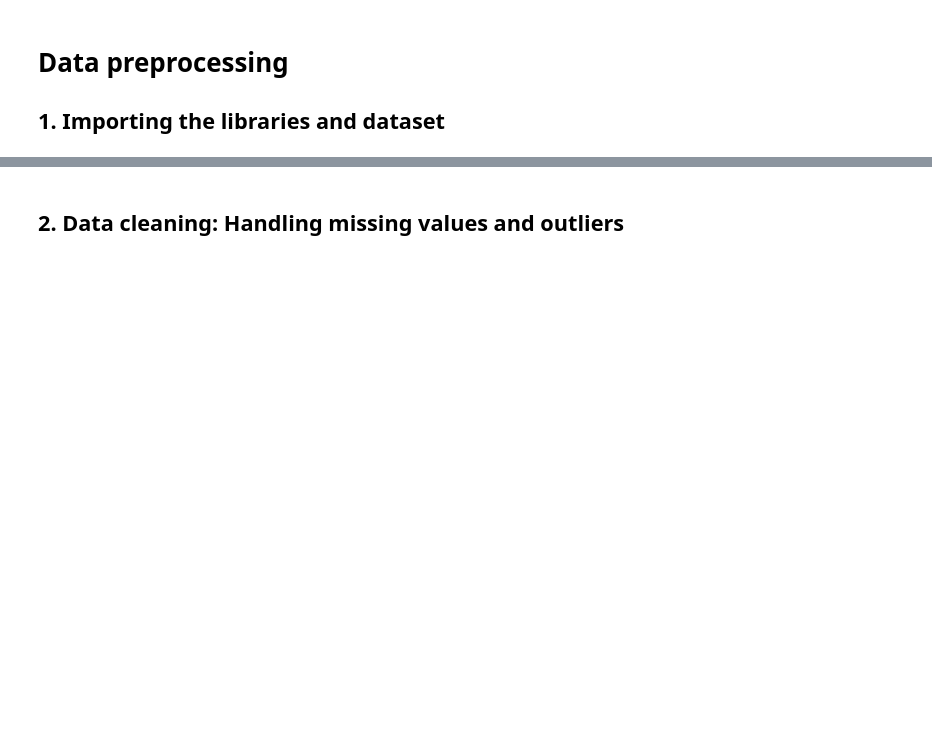
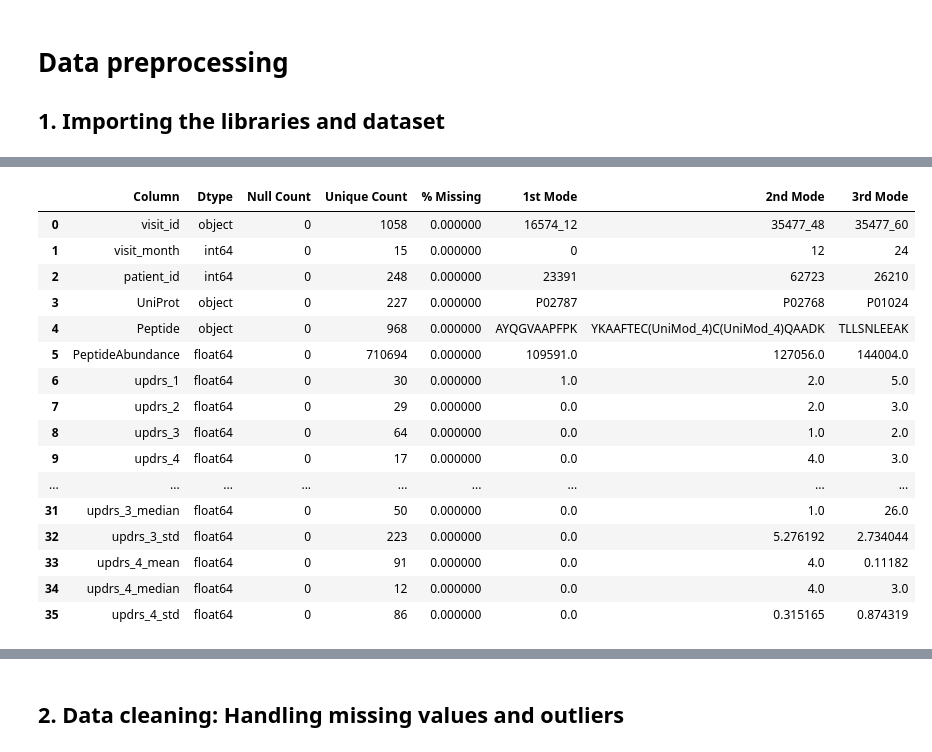
Before and after one commit to azizharouna/NeuroMetrics, a Jupyter notebook: 3_data_preprocessing.ipynb, the cells around one changed output, grey strips where cells are left out. Cells and saved outputs as stored; diff of their text form; code cells hidden in the pictures; blank space fills up the shorter version.

```diff
--- a/3_data_preprocessing.ipynb
+++ b/3_data_preprocessing.ipynb
@@ -5,0 +263,13 @@
+# %%
+# Backward fill within each 'patient_id' group
+clinical_data_interpolated['updrs_4'] = clinical_data_interpolated.groupby('patient_id')['updrs_4'].fillna(method='bfill')
+
+# Forward fill for the remaining null values within each 'patient_id' group
+clinical_data_interpolated['updrs_4'] = clinical_data_interpolated.groupby('patient_id')['updrs_4'].fillna(method='ffill')
+
+# If there are still null values, fill them with the median value of the 'updrs_3' column
+clinical_data_interpolated['updrs_4'] = clinical_data_interpolated['updrs_4'].fillna(clinical_data_interpolated['updrs_4'].median())
+
+# Check remaining null values for 'updrs_3'
+remaining_nulls_updrs_4 = clinical_data_interpolated['updrs_4'].isnull().sum()
+remaining_nulls_updrs_4
@@ -5,0 +373,50 @@
+# %%
+def optimized_info_df_v5(df):
+    # Lists to store results
+    modes_1st = []
+    modes_2nd = []
+    modes_3rd = []
+
+    # Loop through columns and compute modes
+    for col in df.columns:
+        value_counts = df[col].value_counts()
+        top_3 = value_counts.head(3).index.tolist()
+
+        modes_1st.append(top_3[0] if len(top_3) > 0 else None)
+        modes_2nd.append(top_3[1] if len(top_3) > 1 else None)
+        modes_3rd.append(top_3[2] if len(top_3) > 2 else None)
+
+    # Construct the results DataFrame
+    result = pd.DataFrame({
+        'Column': df.columns,
+        'Dtype': df.dtypes.values,
+        'Null Count': df.isnull().sum().values,
+        'Unique Count': df.nunique().values,
+        '% Missing': (df.isnull().sum() / len(df) * 100).values,
+        '1st Mode': modes_1st,
+        '2nd Mode': modes_2nd,
+        '3rd Mode': modes_3rd
+    })
+
+    return result
+
+# This function should provide cleaner results without NaNs in modes
+optimized_info_df_v5(clinical_data_sorted)
+# %% [output]
+|  | Column | Dtype | Null Count | Unique Count | % Missing | 1st Mode | 2nd Mode | 3rd Mode |
+| 0 | visit_id | object | 0 | 1058 | 0.000000 | 16574_12 | 35477_48 | 35477_60 |
+| 1 | visit_month | int64 | 0 | 15 | 0.000000 | 0 | 12 | 24 |
+| 2 | patient_id | int64 | 0 | 248 | 0.000000 | 23391 | 62723 | 26210 |
+| 3 | UniProt | object | 0 | 227 | 0.000000 | P02787 | P02768 | P01024 |
+| 4 | Peptide | object | 0 | 968 | 0.000000 | AYQGVAAPFPK | YKAAFTEC(UniMod_4)C(UniMod_4)QAADK | TLLSNLEEAK |
+| 5 | PeptideAbundance | float64 | 0 | 710694 | 0.000000 | 109591.0 | 127056.0 | 144004.0 |
+| 6 | updrs_1 | float64 | 0 | 30 | 0.000000 | 1.0 | 2.0 | 5.0 |
+| 7 | updrs_2 | float64 | 0 | 29 | 0.000000 | 0.0 | 2.0 | 3.0 |
+| 8 | updrs_3 | float64 | 0 | 64 | 0.000000 | 0.0 | 1.0 | 2.0 |
+| 9 | updrs_4 | float64 | 0 | 17 | 0.000000 | 0.0 | 4.0 | 3.0 |
+| ... | ... | ... | ... | ... | ... | ... | ... | ... |
+| 31 | updrs_3_median | float64 | 0 | 50 | 0.000000 | 0.0 | 1.0 | 26.0 |
+| 32 | updrs_3_std | float64 | 0 | 223 | 0.000000 | 0.0 | 5.276192 | 2.734044 |
+| 33 | updrs_4_mean | float64 | 0 | 91 | 0.000000 | 0.0 | 4.0 | 0.11182 |
+| 34 | updrs_4_median | float64 | 0 | 12 | 0.000000 | 0.0 | 4.0 | 3.0 |
+| 35 | updrs_4_std | float64 | 0 | 86 | 0.000000 | 0.0 | 0.315165 | 0.874319 |
```
Also changed, not shown: parts of 30 cells of this notebook, 1 other file.
